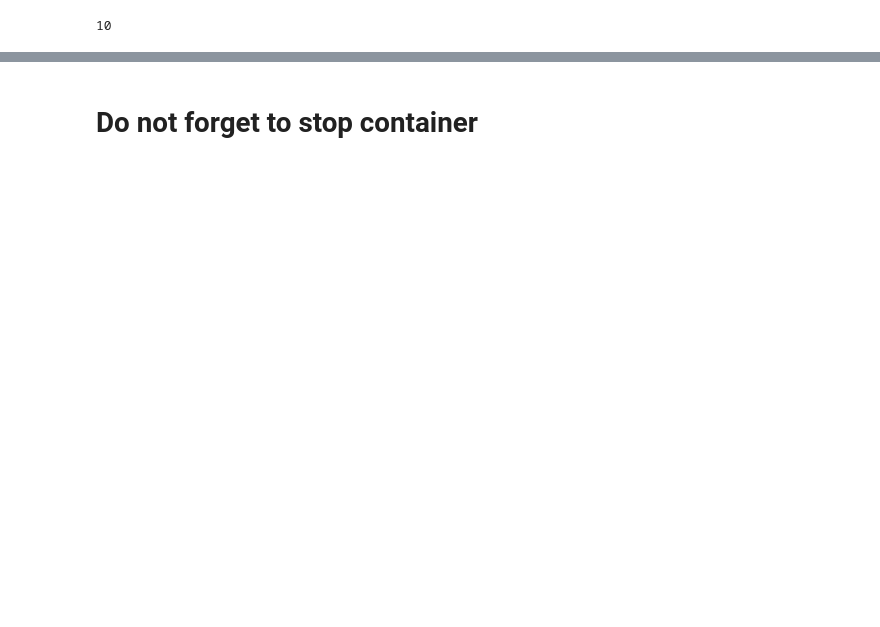
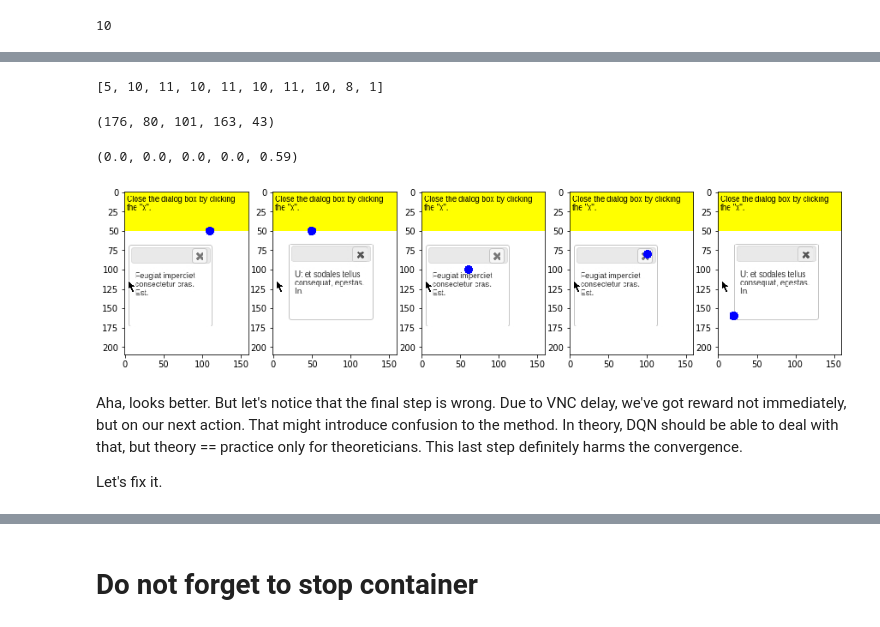
Before and after one commit to yfletberliac/rlss-2019, a Jupyter notebook: labs/MiniWoB/01_miniwob_baseline_debug.ipynb, the cells around one changed output, grey strips where cells are left out. Drawn from its saved outputs; the diff is of its cells as text; code cells hidden in the pictures; blank space fills up the shorter version.

```diff
--- a/labs/MiniWoB/01_miniwob_baseline_debug.ipynb
+++ b/labs/MiniWoB/01_miniwob_baseline_debug.ipynb
@@ -889,0 +908,12 @@ Hm, that doesn't look OK. We've clicked on the wrong places and still got positi
+# %%
+env = gym.make("wob.mini.ClickDialog-v0")
+env = SoftmaxClickMouse(env)
+env = MiniWoBCropper(env)
+env = TrajectoryTracking(env, size=10)
+url = remotes_url(count=1)
+
+env.configure(remotes=url, docker_image=DOCKER_IMAGE, fps=1, vnc_kwargs={
+        'encoding': 'tight', 'compress_level': 0,
+        'fine_quality_level': 100, 'subsample_level': 0
+    })
+obs = env.reset()
@@ -889,0 +927,5 @@ Hm, that doesn't look OK. We've clicked on the wrong places and still got positi
+# %%
+while obs[0] is None:
+    a = env.action_space.sample()
+    obs, reward, is_done, info = env.step([a])
+    time.sleep(1)
@@ -889,0 +963,32 @@ Hm, that doesn't look OK. We've clicked on the wrong places and still got positi
+# %%
+list(map(len, env.trajectories))
+# %% [output]
+[5, 10, 11, 10, 11, 10, 11, 10, 8, 1]
+# %%
+# you might want to select different trajectory to check, I've chosen not very long one with positive reward
+tr = env.trajectories[0]
+tr_obs, tr_act, tr_rw = zip(*tr)
+# %%
+tr_act
+# %% [output]
+(176, 80, 101, 163, 43)
+# %%
+tr_rw
+# %% [output]
+(0.0, 0.0, 0.0, 0.0, 0.59)
+# %%
+imgs = [get_obs_img(obs, action=act) for obs, act in zip(tr_obs, tr_act)]
+# %%
+fig = plt.figure(figsize=(15, 15))
+
+rows = 1
+for i, img in enumerate(imgs, start=1):
+    fig.add_subplot(rows, np.ceil(len(imgs)/rows), i)
+    plt.imshow(img)
+plt.show()
+# %% [output]
+[figure, added]
+# %% [markdown]
+Aha, looks better. But let's notice that the final step is wrong. Due to VNC delay, we've got reward not immediately, but on our next action. That might introduce confusion to the method. In theory, DQN should be able to deal with that, but theory == practice only for theoreticians. This last step definitely harms the convergence.
+
+Let's fix it.
```
Also changed, not shown: parts of 55 cells of this notebook.
